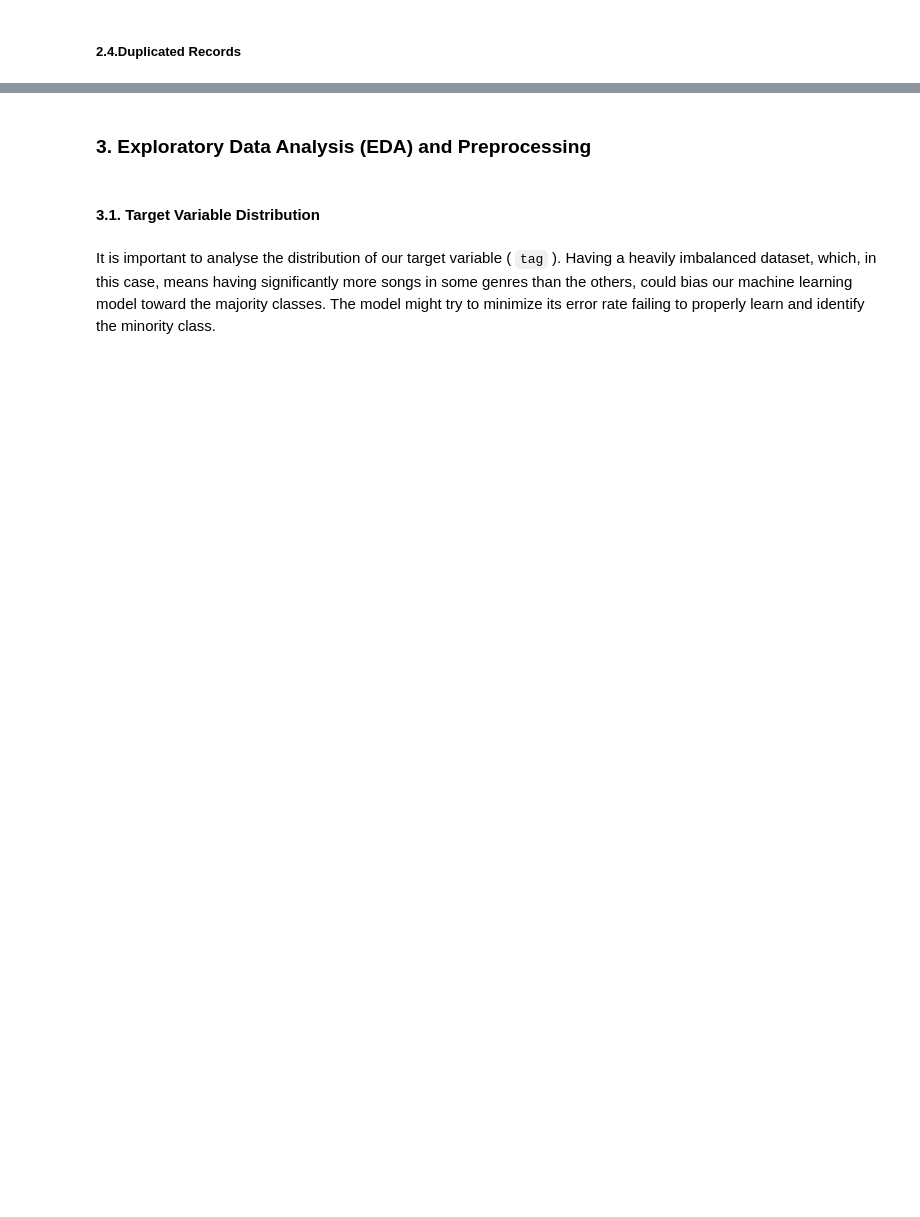
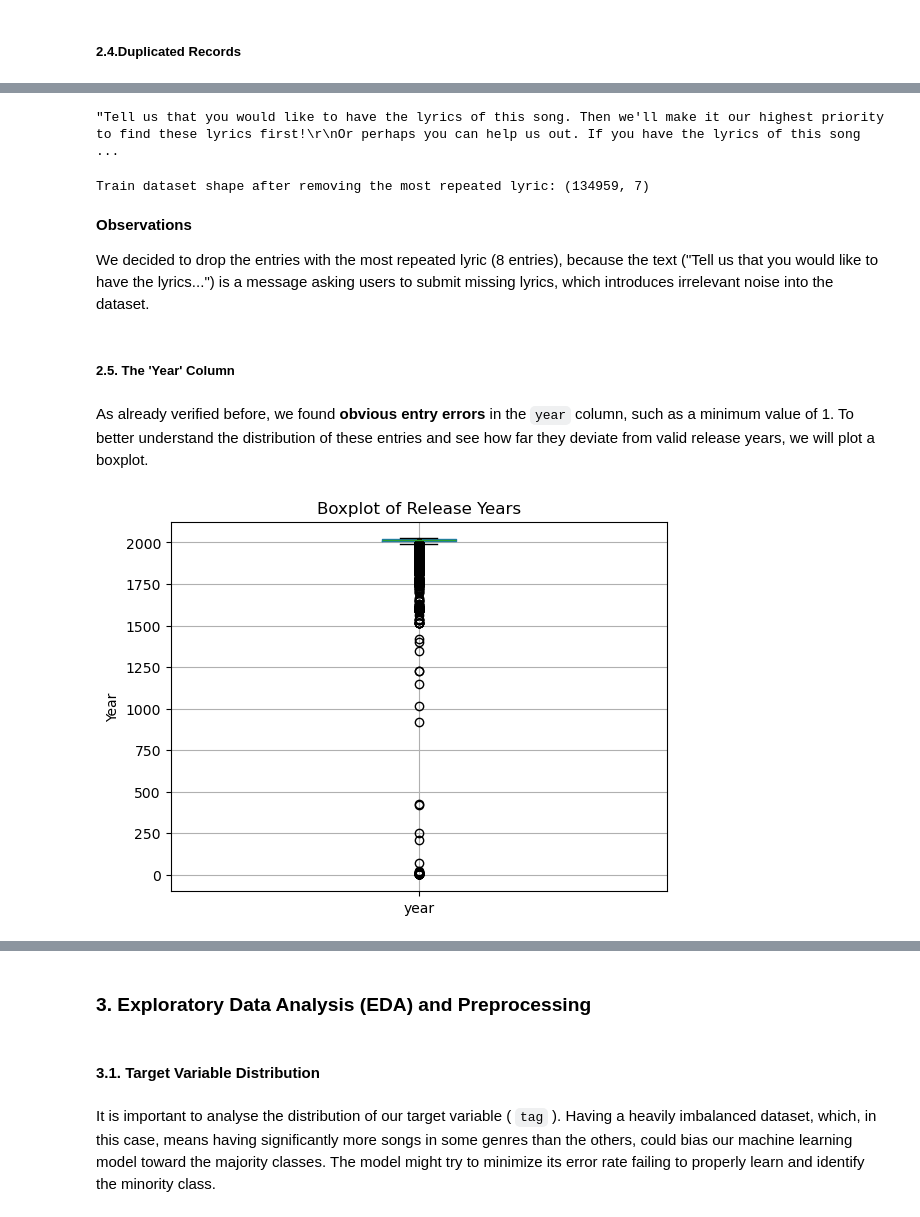
Before and after one commit to tiago2806/text-mining-project, a Jupyter notebook: 02 Data Exploration and Preprocessing.ipynb, the cells around one changed output, grey strips where cells are left out. Saved outputs shown, nothing was run; the diff lists cells and outputs as text; code cells hidden in the pictures; blank space fills up the shorter version.

Commit message:
Duplicates, OUtliers Removal and Year Column

```diff
--- a/02 Data Exploration and Preprocessing.ipynb
+++ b/02 Data Exploration and Preprocessing.ipynb
@@ -126,5 +168,0 @@ print(example['raw_lyrics'].iloc[0])
-# %%
-# Remove the dynamically identified scraping placeholder from the training set
-train_dataset = train_dataset[train_dataset['raw_lyrics'] != top_lyric_text]
-
-print(f"Train dataset shape after dropping placeholders: {train_dataset.shape}")
@@ -133,0 +169,9 @@ O ano tem minimo de 1, ha letras que sao exatamente iguais, ver o que se passa u
+# %%
+lyric_counts = train_dataset['raw_lyrics'].value_counts().reset_index()
+lyric_counts.columns = ['Lyric Text', 'Frequency']
+
+#filter by the lyrics that appear more than once in the dataset
+duplicated_lyrics_table = lyric_counts[lyric_counts['Frequency'] > 1]
+
+print("Top 5 Most Repeated Lyrics")
+print(duplicated_lyrics_table.head(5))
@@ -133,0 +186,28 @@ O ano tem minimo de 1, ha letras que sao exatamente iguais, ver o que se passa u
+# %%
+#full text of the most repeated lyric, because it didnt look like a lyric
+full_text_1stlyric = lyric_counts.iloc[0]['Lyric Text']
+full_text_1stlyric
+# %% [output]
+"Tell us that you would like to have the lyrics of this song. Then we'll make it our highest priority to find these lyrics first!\r\nOr perhaps you can help us out. If you have the lyrics of this song ...
+# %%
+#remove the most repeated lyric from the train dataset
+train_dataset = train_dataset[train_dataset['raw_lyrics'] != full_text_1stlyric]
+print(f"Train dataset shape after removing the most repeated lyric: {train_dataset.shape}")
+# %% [output]
+Train dataset shape after removing the most repeated lyric: (134959, 7)
+# %% [markdown]
+**Observations**
+
+We decided to drop the entries with the most repeated lyric (8 entries), because the text ("Tell us that you would like to have the lyrics...") is a  message asking users to submit missing lyrics, which introduces irrelevant noise into the dataset.
+# %% [markdown]
+##### **2.5. The 'Year' Column**
+# %% [markdown]
+As already verified before, we found **obvious entry errors** in the `year` column, such as a minimum value of 1. To better understand the distribution of these entries and see how far they deviate from valid release years, we will plot a boxplot.
+# %%
+#boxplot to identify
+train_dataset.boxplot(column=['year'])
+plt.title('Boxplot of Release Years')
+plt.ylabel('Year')
+plt.show()
+# %% [output]
+[figure, added]
```
Also changed, not shown: parts of 37 cells of this notebook.
